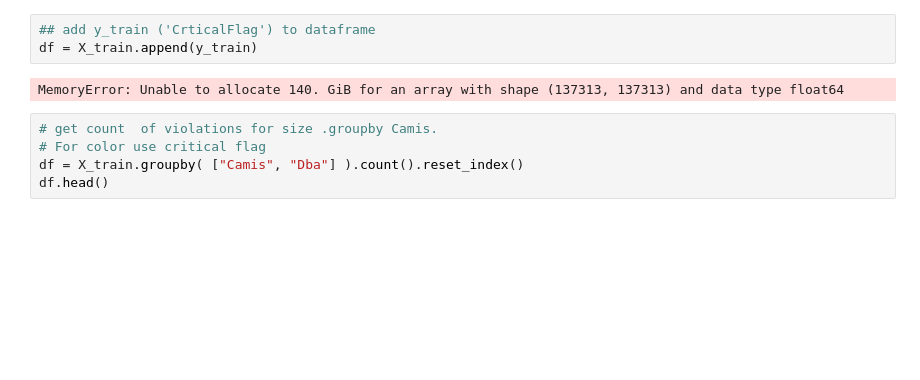
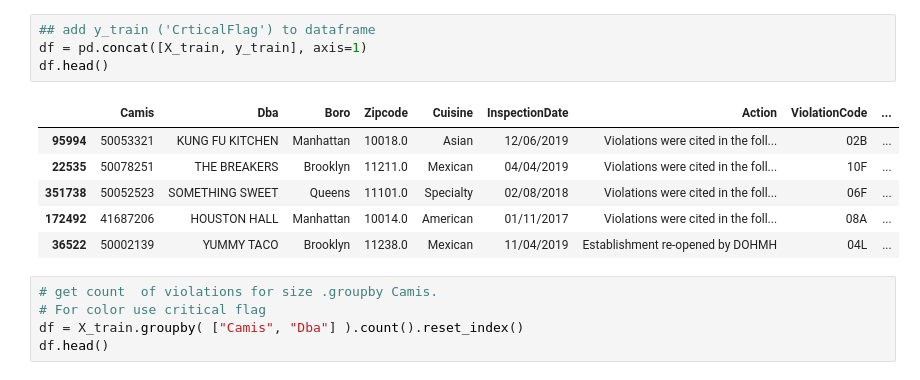
Before and after one commit to adcm2292/phase-3-project-nyc-restaurant-inspections, a Jupyter notebook: RestaurantInspections/Notebooks/Maps-by-Critical-Violation.ipynb, the cells around one changed output. Cells and saved outputs as stored; diff of their text form; blank space fills up the shorter version.

```diff
--- a/RestaurantInspections/Notebooks/Maps-by-Critical-Violation.ipynb
+++ b/RestaurantInspections/Notebooks/Maps-by-Critical-Violation.ipynb
@@ -13,8 +22,14 @@ pyo.init_notebook_mode()
 # %%
 ## add y_train ('CrticalFlag') to dataframe
-df = X_train.append(y_train)
+df = pd.concat([X_train, y_train], axis=1)
+df.head()
 # %% [output]
-MemoryError: Unable to allocate 140. GiB for an array with shape (137313, 137313) and data type float64
+|  | Camis | Dba | Boro | Zipcode | Cuisine | InspectionDate | Action | ViolationCode | ... |
+| 95994 | 50053321 | KUNG FU KITCHEN | Manhattan | 10018.0 | Asian | 12/06/2019 | Violations were cited in the foll... | 02B | ... |
+| 22535 | 50078251 | THE BREAKERS | Brooklyn | 11211.0 | Mexican | 04/04/2019 | Violations were cited in the foll... | 10F | ... |
+| 351738 | 50052523 | SOMETHING SWEET | Queens | 11101.0 | Specialty | 02/08/2018 | Violations were cited in the foll... | 06F | ... |
+| 172492 | 41687206 | HOUSTON HALL | Manhattan | 10014.0 | American | 01/11/2017 | Violations were cited in the foll... | 08A | ... |
+| 36522 | 50002139 | YUMMY TACO | Brooklyn | 11238.0 | Mexican | 11/04/2019 | Establishment re-opened by DOHMH | 04L | ... |
 # %%
 # get count  of violations for size .groupby Camis.
 # For color use critical flag
```
Also changed, not shown: parts of 1 cell of this notebook.
